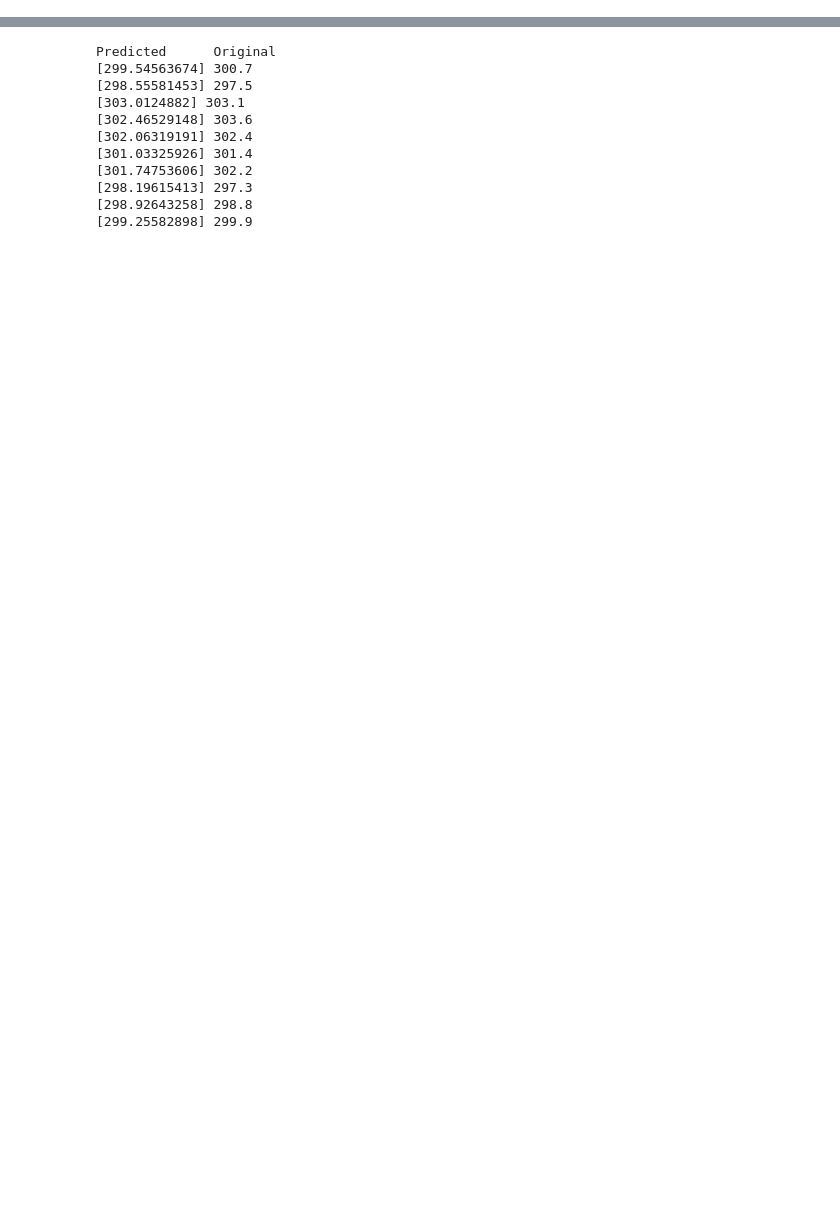
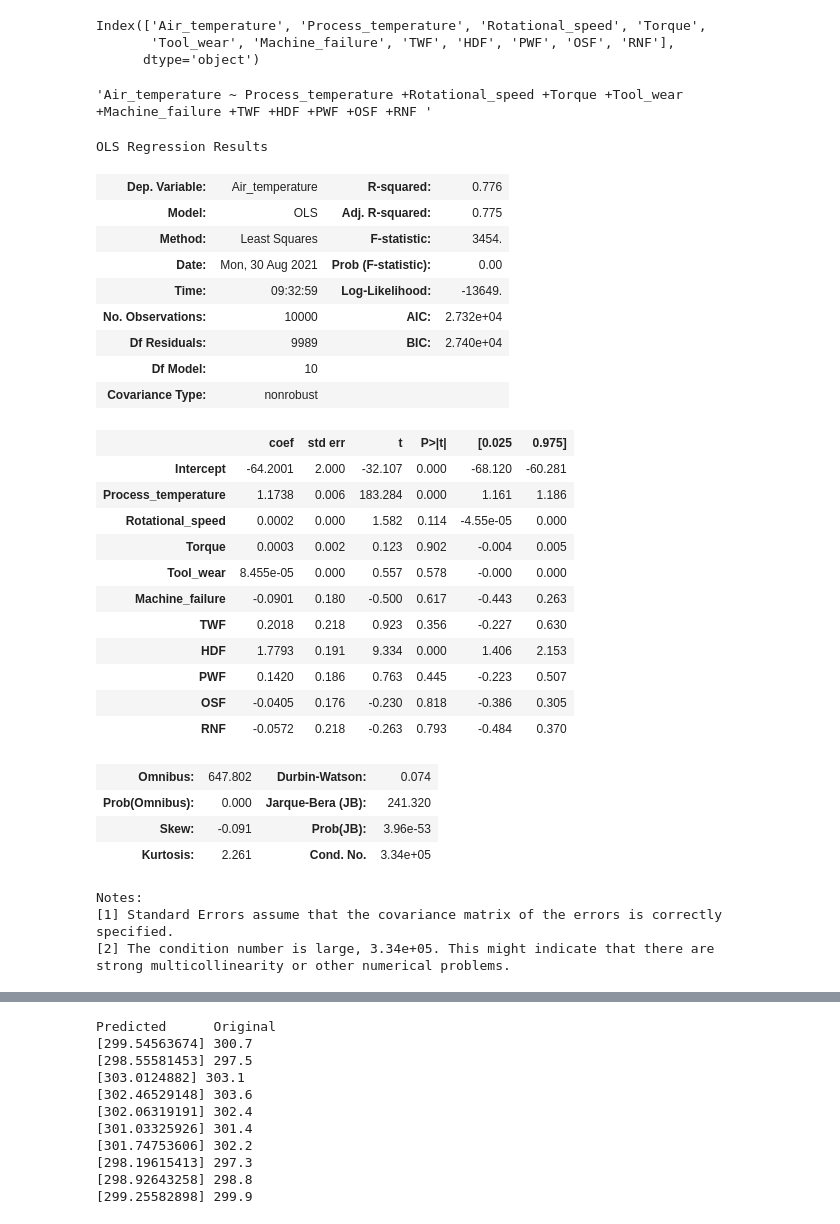
Before and after one commit to Bijoy99roy/A14i-Linear-Regression, a Jupyter notebook: eda_model_building/ai41.ipynb, the cells around one changed output, grey strips where cells are left out. Saved outputs shown, nothing was run; the diff lists cells and outputs as text; code cells hidden in the pictures; blank space fills up the shorter version.

```diff
--- a/eda_model_building/ai41.ipynb
+++ b/eda_model_building/ai41.ipynb
@@ -310,0 +338,51 @@ Testing Score:  0.7683507979018429
+# %%
+columns = obj.show_data().columns
+# %%
+columns
+# %% [output]
+Index(['Air_temperature', 'Process_temperature', 'Rotational_speed', 'Torque',
+       'Tool_wear', 'Machine_failure', 'TWF', 'HDF', 'PWF', 'OSF', 'RNF'],
+      dtype='object')
+# %%
+formula = 'Air_temperature ~ '
+for i in columns:
+    if i != 'Air_temperature':
+        formula += f'{i} +'
+formula = formula[:-1]
+# %%
+formula
+# %% [output]
+'Air_temperature ~ Process_temperature +Rotational_speed +Torque +Tool_wear +Machine_failure +TWF +HDF +PWF +OSF +RNF '
+# %%
+obj.perform_ols(formula)
+# %% [output]
+OLS Regression Results
+| Dep. Variable: | Air_temperature | R-squared: | 0.776 |
+| Model: | OLS | Adj. R-squared: | 0.775 |
+| Method: | Least Squares | F-statistic: | 3454. |
+| Date: | Mon, 30 Aug 2021 | Prob (F-statistic): | 0.00 |
+| Time: | 09:32:59 | Log-Likelihood: | -13649. |
+| No. Observations: | 10000 | AIC: | 2.732e+04 |
+| Df Residuals: | 9989 | BIC: | 2.740e+04 |
+| Df Model: | 10 |  |  |
+| Covariance Type: | nonrobust |  |  |
+|  | coef | std err | t | P>|t| | [0.025 | 0.975] |
+| Intercept | -64.2001 | 2.000 | -32.107 | 0.000 | -68.120 | -60.281 |
+| Process_temperature | 1.1738 | 0.006 | 183.284 | 0.000 | 1.161 | 1.186 |
+| Rotational_speed | 0.0002 | 0.000 | 1.582 | 0.114 | -4.55e-05 | 0.000 |
+| Torque | 0.0003 | 0.002 | 0.123 | 0.902 | -0.004 | 0.005 |
+| Tool_wear | 8.455e-05 | 0.000 | 0.557 | 0.578 | -0.000 | 0.000 |
+| Machine_failure | -0.0901 | 0.180 | -0.500 | 0.617 | -0.443 | 0.263 |
+| TWF | 0.2018 | 0.218 | 0.923 | 0.356 | -0.227 | 0.630 |
+| HDF | 1.7793 | 0.191 | 9.334 | 0.000 | 1.406 | 2.153 |
+| PWF | 0.1420 | 0.186 | 0.763 | 0.445 | -0.223 | 0.507 |
+| OSF | -0.0405 | 0.176 | -0.230 | 0.818 | -0.386 | 0.305 |
+| RNF | -0.0572 | 0.218 | -0.263 | 0.793 | -0.484 | 0.370 |
+| Omnibus: | 647.802 | Durbin-Watson: | 0.074 |
+| Prob(Omnibus): | 0.000 | Jarque-Bera (JB): | 241.320 |
+| Skew: | -0.091 | Prob(JB): | 3.96e-53 |
+| Kurtosis: | 2.261 | Cond. No. | 3.34e+05 |
+Notes:
+[1] Standard Errors assume that the covariance matrix of the errors is correctly specified.
+[2] The condition number is large, 3.34e+05. This might indicate that there are
+strong multicollinearity or other numerical problems.
```
Also changed, not shown: parts of 21 cells of this notebook.
